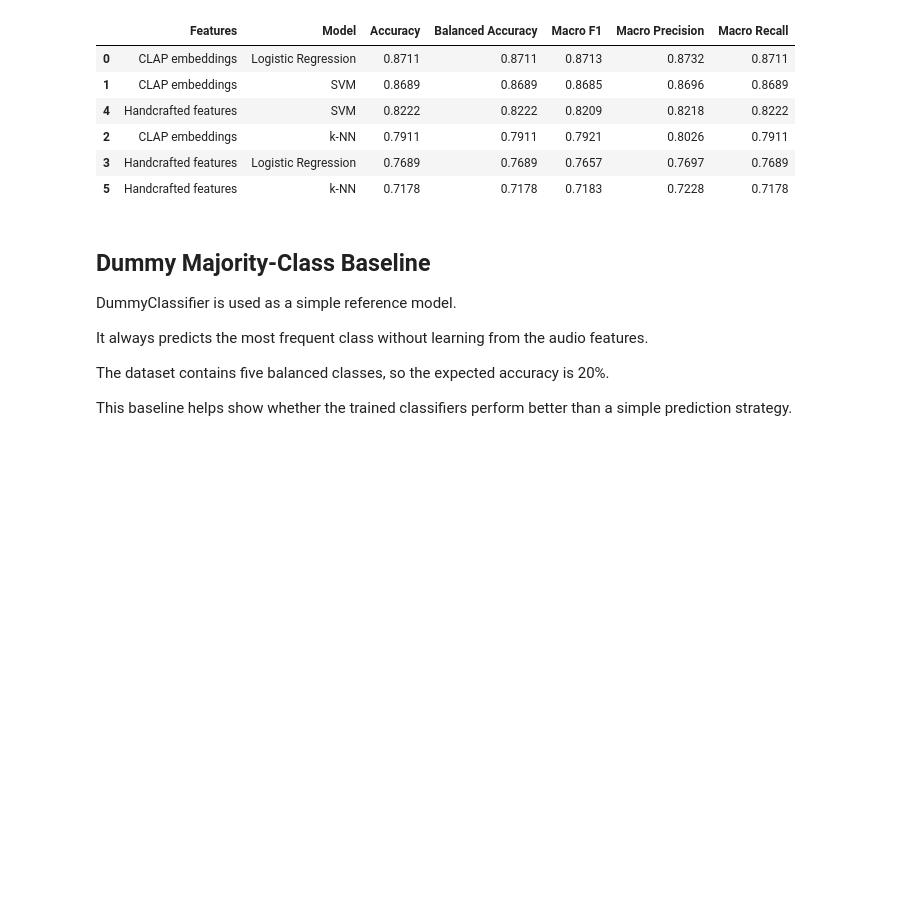
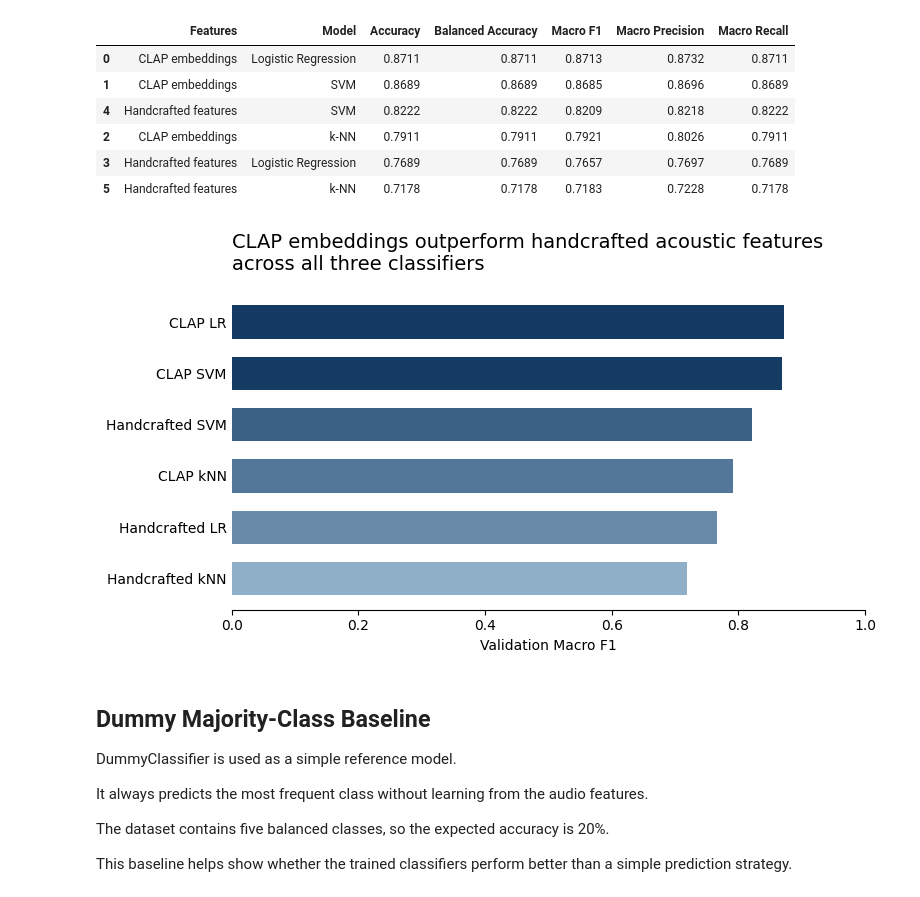
Before and after one commit to Olenadovb/AI-vs-Original-Music-Classification, a Jupyter notebook: notebooks/03-baseline-model.ipynb, the cells around one changed output. Saved outputs shown, nothing was run; the diff lists cells and outputs as text; code cells hidden in the pictures; blank space fills up the shorter version.

Commit message:
Update baseline models, evaluation and visualizations

```diff
--- a/notebooks/03-baseline-model.ipynb
+++ b/notebooks/03-baseline-model.ipynb
@@ -123,10 +134,12 @@ hc_models = {
     'k-NN': build_knn(config),
 }
 hc_results = {}
+hc_trained_models = {}
 for name, model in hc_models.items():
     model.fit(X_train_hc, y_train_hc)
     pred = model.predict(X_val_hc)
     hc_results[name] = compute_metrics(y_val_hc, pred, labels=class_names)
+    hc_trained_models[name] = model
 print('Handcrafted validation results ready.')
 # %% [output]
 Handcrafted validation results ready.
@@ -157,6 +170,82 @@ display(final_comparison.round(4))
 | 2 | CLAP embeddings | k-NN | 0.7911 | 0.7911 | 0.7921 | 0.8026 | 0.7911 |
 | 3 | Handcrafted features | Logistic Regression | 0.7689 | 0.7689 | 0.7657 | 0.7697 | 0.7689 |
 | 5 | Handcrafted features | k-NN | 0.7178 | 0.7178 | 0.7183 | 0.7228 | 0.7178 |
+# %%
+import matplotlib.pyplot as plt
+import matplotlib.colors as mcolors
+
+results = final_comparison.copy()
+
+model_names = {
+    "Logistic Regression": "LR",
+    "SVM": "SVM",
+    "k-NN": "kNN"
+}
+
+feature_names = {
+    "CLAP embeddings": "CLAP",
+    "Handcrafted features": "Handcrafted"
+}
+
+results["Combination"] = (
+    results["Features"].replace(feature_names)
+    + " "
+    + results["Model"].replace(model_names)
+)
+
+results = results.sort_values("Macro F1", ascending=False)
+
+cmap = mcolors.LinearSegmentedColormap.from_list(
+    "custom_blue",
+    ["#8FAFC9", "#123A63"]
+)
+
+norm = mcolors.Normalize(
+    vmin=results["Macro F1"].min(),
+    vmax=results["Macro F1"].max()
+)
+
+colors = cmap(norm(results["Macro F1"]))
+
+plt.figure(figsize=(8, 4.5))
+
+plt.barh(
+    results["Combination"],
+    results["Macro F1"],
+    color=colors,
+    height=0.65
+)
+
+plt.xlabel("Validation Macro F1")
+plt.title(
+    "CLAP embeddings outperform handcrafted acoustic features\n"
+    "across all three classifiers",
+    fontsize=14,
+    pad=15,
+    loc="left"
+)
+plt.xlim(0, 1)
+plt.gca().invert_yaxis()
+
+plt.gca().spines["top"].set_visible(False)
+plt.gca().spines["right"].set_visible(False)
+plt.gca().spines["left"].set_visible(False)
+plt.tick_params(axis="y", length=0)
+
+plt.tight_layout()
+
+figures_dir = PROJECT_ROOT / "results" / "figures"
+figures_dir.mkdir(parents=True, exist_ok=True)
+
+plt.savefig(
+    figures_dir / "baseline_model_comparison.png",
+    dpi=300,
+    bbox_inches="tight"
+)
+
+plt.show()
+# %% [output]
+[figure, added]
 # %% [markdown]
 ## Dummy Majority-Class Baseline
 
```
Also changed, not shown: parts of 9 cells of this notebook, 7 other files.
